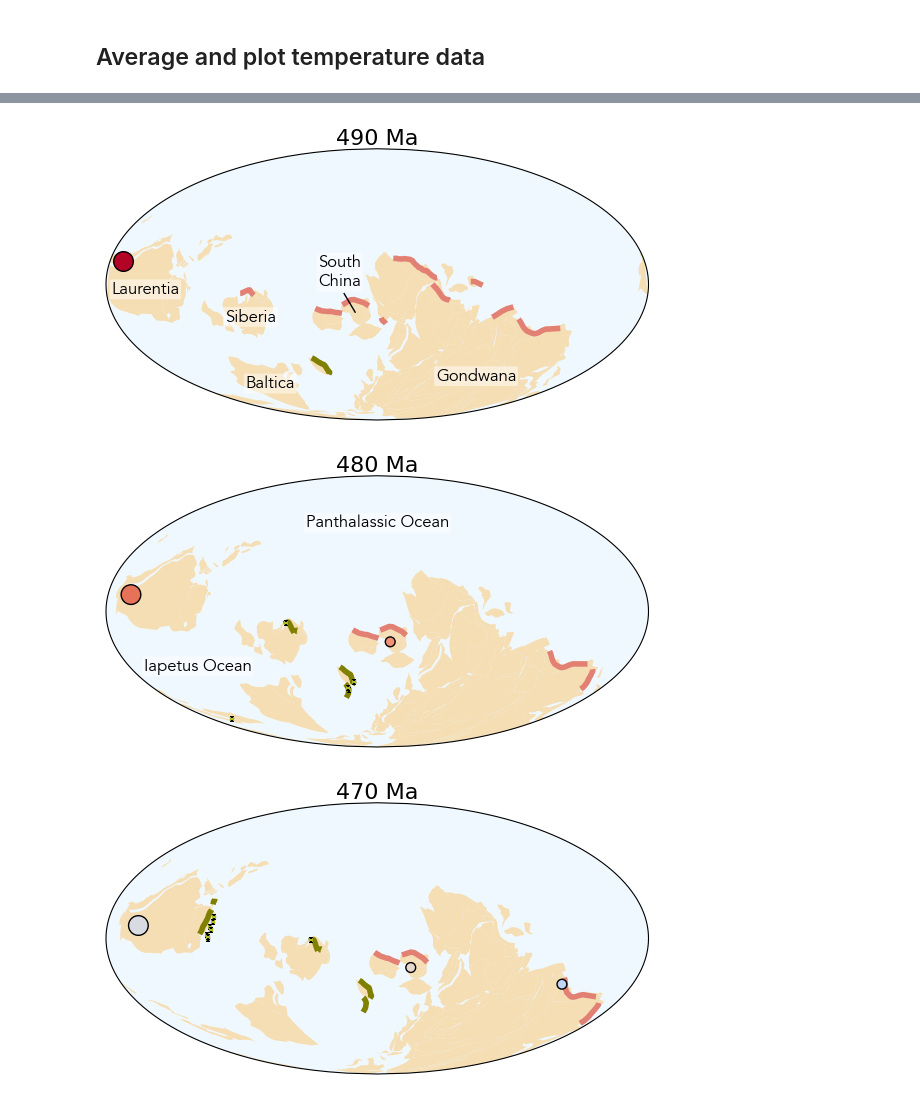
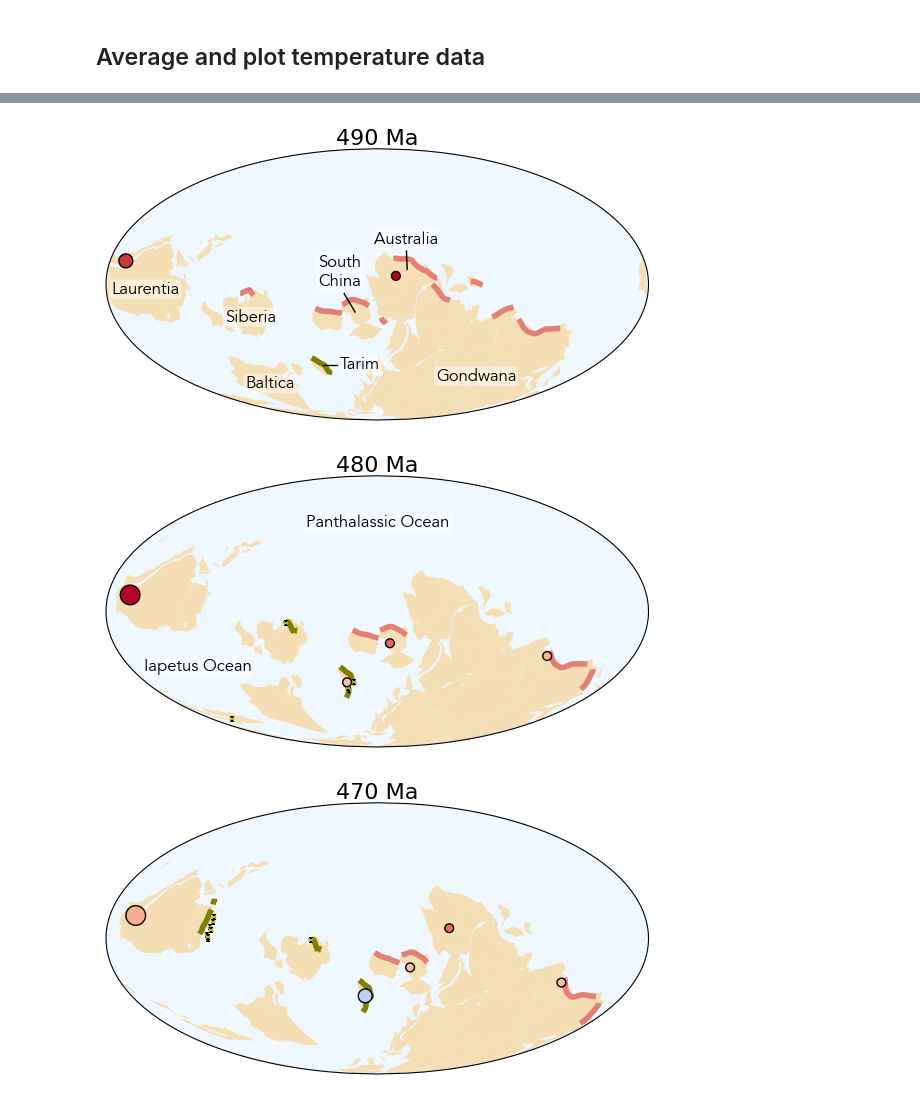
Before and after one commit to Swanson-Hysell-Group/2025_Ordovician_review, a Jupyter notebook: code/paleogeography_arcs_suture_temperatures.ipynb, the cells around one changed output, grey strips where cells are left out. Drawn from its saved outputs; the diff is of its cells as text; code cells hidden in the pictures.

```diff
--- a/code/paleogeography_arcs_suture_temperatures.ipynb
+++ b/code/paleogeography_arcs_suture_temperatures.ipynb
@@ -362,5 +374,12 @@ results_df
 # %%
-temp_results = results_df[(results_df['Centroid Latitude'].notna()) & (results_df['Mean Temperature'].notna()) & (results_df['Count'] > 4)]
+temp_results = results_df[
+    (results_df['Centroid Latitude'].notna()) &
+    (results_df['Mean Temperature'].notna()) &
+    (
+        ((results_df['Group'] == 'South China') & (results_df['Count'] >= 4)) | #require more given uncertainty in age model
+        ((results_df['Group'] != 'South China') & (results_df['Count'] >= 2))
+    )
+]
 temp_results
 # %% [output]
 |  | Group | Mean Temperature | Temperature lower CI | Temperature upper CI | Count | Centroid Longitude | ... |
@@ -488,0 +518,3 @@ temp_results
+# %%
+color_bar_min_temp = 26
+color_bar_max_temp = 44
@@ -491,7 +569,7 @@ temp_results
 map_fig, map_axis, proj_plot = make_map(ccrs.Mollweide, figsize=(7, 6), grid_lines=False)
 
 # Normalize the temperature values for the color map
-norm = plt.Normalize(vmin=28, vmax=45)
+norm = plt.Normalize(vmin=color_bar_min_temp, vmax=color_bar_max_temp)
 
 # Create a scatter plot with the colormap
 scatter = map_axis.scatter(temp_results['Reconstructed Longitude'].tolist(),
@@ -507,7 +585,7 @@ scatter = map_axis.scatter(temp_results['Reconstructed Longitude'].tolist(),
 # Add a color bar
 cbar = plt.colorbar(scatter, ax=map_axis, orientation='vertical', pad=0.05, aspect=2)
 cbar.set_label('Mean Temperature')
-cbar.set_ticks(np.linspace(28, 45, num=4))
+cbar.set_ticks(np.linspace(color_bar_min_temp, color_bar_max_temp, num=4))
 
 plt.show()
 # %% [output]
@@ -561,10 +639,10 @@ def make_arc_suture_temp_map(t, temp_results, plot_ophiolites=False, legend=True
 
     temp_results_filtered = temp_results[temp_results['Age'] == t]
     # Normalize the temperature values for the color map
-    norm = plt.Normalize(vmin=28, vmax=44)
+    norm = plt.Normalize(vmin=color_bar_min_temp, vmax=color_bar_max_temp)
 
     # Define size bins and thresholds
-    size_bins = [50, 100, 200, 300]
+    size_bins = [40, 100, 200, 300]
     thresholds = [10, 40, 100]
 
     # Function to map count values to marker sizes
@@ -598,7 +676,7 @@ def make_arc_suture_temp_map(t, temp_results, plot_ophiolites=False, legend=True
         cbar_axis = fig.add_axes([0.4, 0.09, 0.5, 0.03])
         cbar = plt.colorbar(scatter, cax=cbar_axis, orientation='horizontal')
         cbar.set_label('mean temperature (ºC)')
-        cbar.set_ticks(np.linspace(28, 44, num=5))
+        cbar.set_ticks(np.linspace(color_bar_min_temp, color_bar_max_temp, num=7))
 
         temp_labels = [
         r'$\delta^{18}\mathrm{O}$ conodont <= {thresholds[0]}',
@@ -607,7 +685,7 @@ def make_arc_suture_temp_map(t, temp_results, plot_ophiolites=False, legend=True
         f'Count > {thresholds[2]}']
 
         temp_labels = [
-        r'$\delta^{18}\mathrm{O}$ conodont (' + str(4) + ' to ' + str(thresholds[0]) + ')',
+        r'$\delta^{18}\mathrm{O}$ conodont (' + str(2) + ' to ' + str(thresholds[0]) + ')',
         r'$\delta^{18}\mathrm{O}$ conodont (' + str(thresholds[0]) + ' to ' + str(thresholds[1]) + ')',
         r'$\delta^{18}\mathrm{O}$ conodont (' + str(thresholds[1]) + ' to ' + str(thresholds[2]) + ')',
         r'$\delta^{18}\mathrm{O}$ conodont (> ' + str(thresholds[2]) + ')'
@@ -646,33 +724,39 @@ map_axis.text(-105, -20, 'Siberia', transform=ccrs.Geodetic(),  fontname='Avenir
               bbox=dict(facecolor='white', alpha=0.5, edgecolor='none', boxstyle="round,pad=0.1"))
 map_axis.text(-25, -3, 'South\nChina', transform=ccrs.Geodetic(),  fontname='Avenir', fontsize=12,
               bbox=dict(facecolor='white', alpha=0.5, edgecolor='none', boxstyle="round,pad=0.1"), ha='center', va='bottom')
 map_axis.plot([-22, -15], [-5, -15], transform=ccrs.Geodetic(), color='black',linewidth=1)
+map_axis.text(-15, -50, 'Tarim', transform=ccrs.Geodetic(),  fontname='Avenir', fontsize=12,
+              bbox=dict(facecolor='white', alpha=0.5, edgecolor='none', boxstyle="round,pad=0.1"), ha='center', va='bottom')
+map_axis.plot([-45, -33], [-45, -45], transform=ccrs.Geodetic(), color='black',linewidth=1)
+map_axis.text(20, 20, 'Australia', transform=ccrs.Geodetic(),  fontname='Avenir', fontsize=12,
+              bbox=dict(facecolor='white', alpha=0.5, edgecolor='none', boxstyle="round,pad=0.1"), ha='center', va='bottom')
+map_axis.plot([20, 20], [8, 18], transform=ccrs.Geodetic(), color='black',linewidth=1)
 plt.savefig('../Figures/paleogeo_temp_' + str(t) + '_mollweide.pdf', bbox_inches='tight', transparent=True)
 
 t = 480
 map_fig, map_axis, proj_plot = make_arc_suture_temp_map(t,temp_results, plot_ophiolites=True, legend=False)
 map_axis.text(0, 45, 'Panthalassic Ocean', transform=ccrs.Geodetic(),  fontdict=font_properties,
               bbox=dict(facecolor='white', alpha=0.5, edgecolor='none', boxstyle="round,pad=0.1"), ha='center', va='bottom')
 map_axis.text(-135, -35, 'Iapetus Ocean', transform=ccrs.Geodetic(),  fontdict=font_properties,
               bbox=dict(facecolor='white', alpha=0.5, edgecolor='none', boxstyle="round,pad=0.1"), ha='center', va='bottom')
 plt.savefig('../Figures/paleogeo_temp_' + str(t) + '_mollweide.pdf', bbox_inches='tight', transparent=True)
 
 t = 470
 map_fig, map_axis, proj_plot = make_arc_suture_temp_map(t,temp_results, plot_ophiolites=True, legend=False)
 plt.savefig('../Figures/paleogeo_temp_' + str(t) + '_mollweide.pdf', bbox_inches='tight', transparent=True)
 
 t = 460
 map_fig, map_axis, proj_plot = make_arc_suture_temp_map(t,temp_results, plot_ophiolites=True, legend=False)
 map_axis.text(-140, -21, 'Taconic orogen', transform=ccrs.Geodetic(),  fontname='Avenir', fontsize=12,
               bbox=dict(facecolor='white', alpha=0.5, edgecolor='none', boxstyle="round,pad=0.1"), ha='center', va='bottom')
 plt.savefig('../Figures/paleogeo_temp_' + str(t) + '_mollweide.pdf', bbox_inches='tight', transparent=True)
 
 t = 450
 map_fig, map_axis, proj_plot = make_arc_suture_temp_map(t,temp_results, plot_ophiolites=True, legend=True)
 map_axis.text(-135, -55, 'Rheic Ocean', transform=ccrs.Geodetic(),  fontname='Avenir', fontsize=12,
               bbox=dict(facecolor='white', alpha=0.5, edgecolor='none', boxstyle="round,pad=0.1"), ha='center', va='bottom')
 plt.savefig('../Figures/paleogeo_temp_' + str(t) + '_mollweide.pdf', bbox_inches='tight', transparent=True)
 # %% [output]
-[figure, old version]
+[figure, new version]
-[figure, old version]
+[figure, new version]
-[figure, old version]
+[figure, new version]
```
Also changed, not shown: parts of 13 cells of this notebook, 10 other files.
